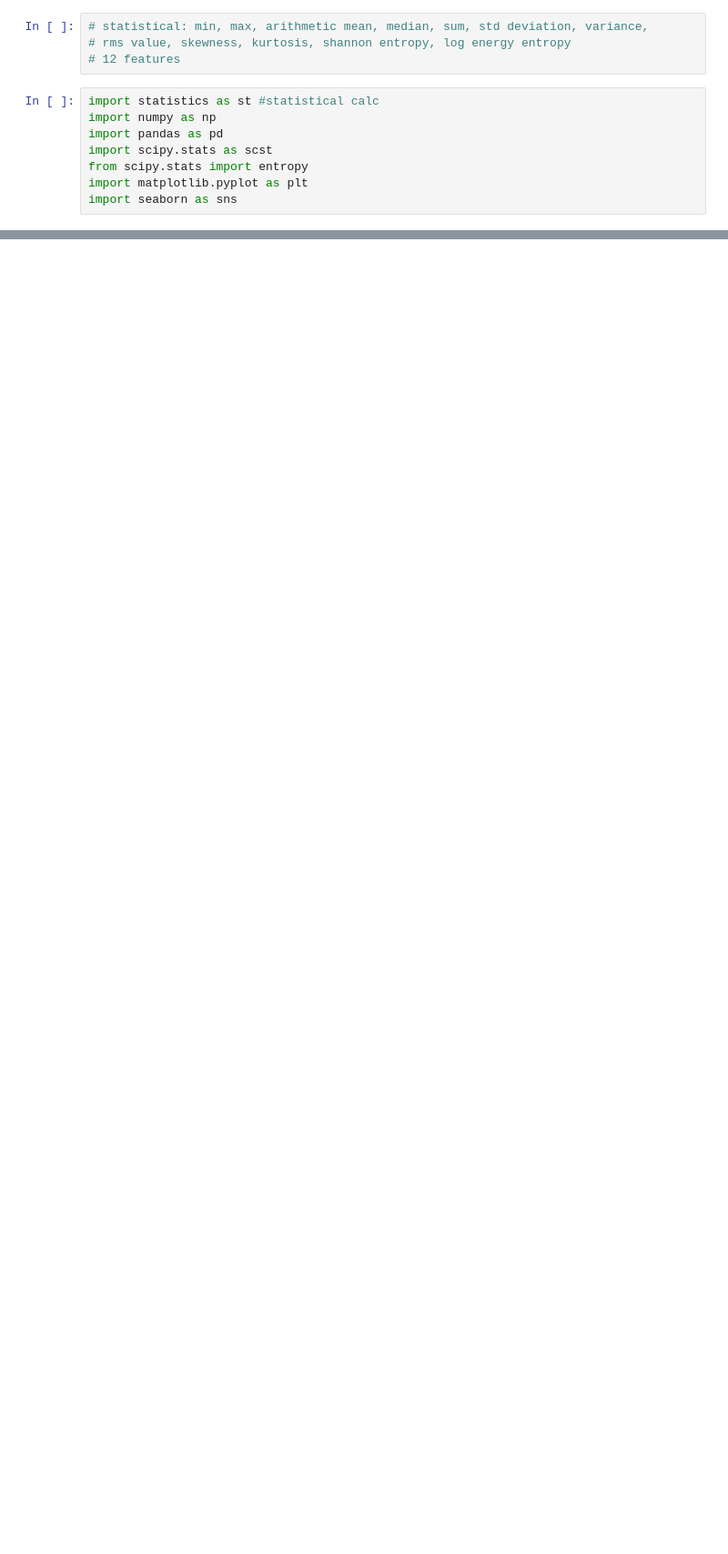
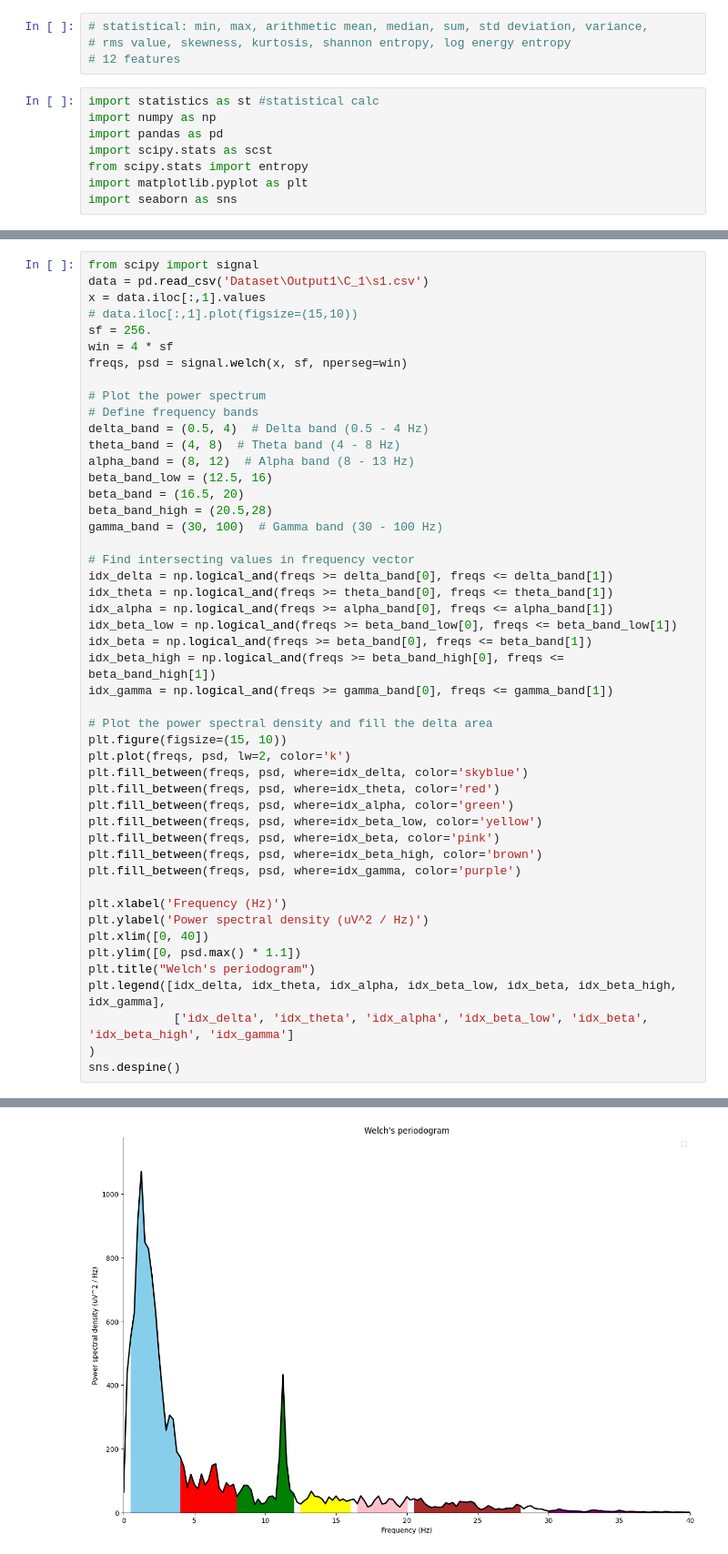
Before and after one commit to annstegaru/licenta, a Jupyter notebook: statistical.ipynb, the cells around one changed output, grey strips where cells are left out. Shown at 91% size. Drawn from its saved outputs; the diff is of its cells as text; blank space fills up the shorter version.

Commit message:
stats on eeg bands

```diff
--- a/statistical.ipynb
+++ b/statistical.ipynb
@@ -57,0 +27,49 @@ sns.despine()
+# %%
+from scipy import signal
+data = pd.read_csv('Dataset\Output1\C_1\s1.csv')
+x = data.iloc[:,1].values
+# data.iloc[:,1].plot(figsize=(15,10))
+sf = 256.
+win = 4 * sf
+freqs, psd = signal.welch(x, sf, nperseg=win)
+
+# Plot the power spectrum
+# Define frequency bands
+delta_band = (0.5, 4)  # Delta band (0.5 - 4 Hz)
+theta_band = (4, 8)  # Theta band (4 - 8 Hz)
+alpha_band = (8, 12)  # Alpha band (8 - 13 Hz)
+beta_band_low = (12.5, 16)
+beta_band = (16.5, 20)
+beta_band_high = (20.5,28)
+gamma_band = (30, 100)  # Gamma band (30 - 100 Hz)
+
+# Find intersecting values in frequency vector
+idx_delta = np.logical_and(freqs >= delta_band[0], freqs <= delta_band[1])
+idx_theta = np.logical_and(freqs >= theta_band[0], freqs <= theta_band[1])
+idx_alpha = np.logical_and(freqs >= alpha_band[0], freqs <= alpha_band[1])
+idx_beta_low = np.logical_and(freqs >= beta_band_low[0], freqs <= beta_band_low[1])
+idx_beta = np.logical_and(freqs >= beta_band[0], freqs <= beta_band[1])
+idx_beta_high = np.logical_and(freqs >= beta_band_high[0], freqs <= beta_band_high[1])
+idx_gamma = np.logical_and(freqs >= gamma_band[0], freqs <= gamma_band[1])
+
+# Plot the power spectral density and fill the delta area
+plt.figure(figsize=(15, 10))
+plt.plot(freqs, psd, lw=2, color='k')
+plt.fill_between(freqs, psd, where=idx_delta, color='skyblue')
+plt.fill_between(freqs, psd, where=idx_theta, color='red')
+plt.fill_between(freqs, psd, where=idx_alpha, color='green')
+plt.fill_between(freqs, psd, where=idx_beta_low, color='yellow')
+plt.fill_between(freqs, psd, where=idx_beta, color='pink')
+plt.fill_between(freqs, psd, where=idx_beta_high, color='brown')
+plt.fill_between(freqs, psd, where=idx_gamma, color='purple')
+
+plt.xlabel('Frequency (Hz)')
+plt.ylabel('Power spectral density (uV^2 / Hz)')
+plt.xlim([0, 40])
+plt.ylim([0, psd.max() * 1.1])
+plt.title("Welch's periodogram")
+plt.legend([idx_delta, idx_theta, idx_alpha, idx_beta_low, idx_beta, idx_beta_high, idx_gamma],
+            ['idx_delta', 'idx_theta', 'idx_alpha', 'idx_beta_low', 'idx_beta', 'idx_beta_high', 'idx_gamma']
+)
+sns.despine()
+# %% [output]
@@ -58,2 +79,3 @@ sns.despine()
+[figure, added]
 # %%
 from scipy.integrate import simps
```
Also changed, not shown: parts of 4 cells of this notebook.
